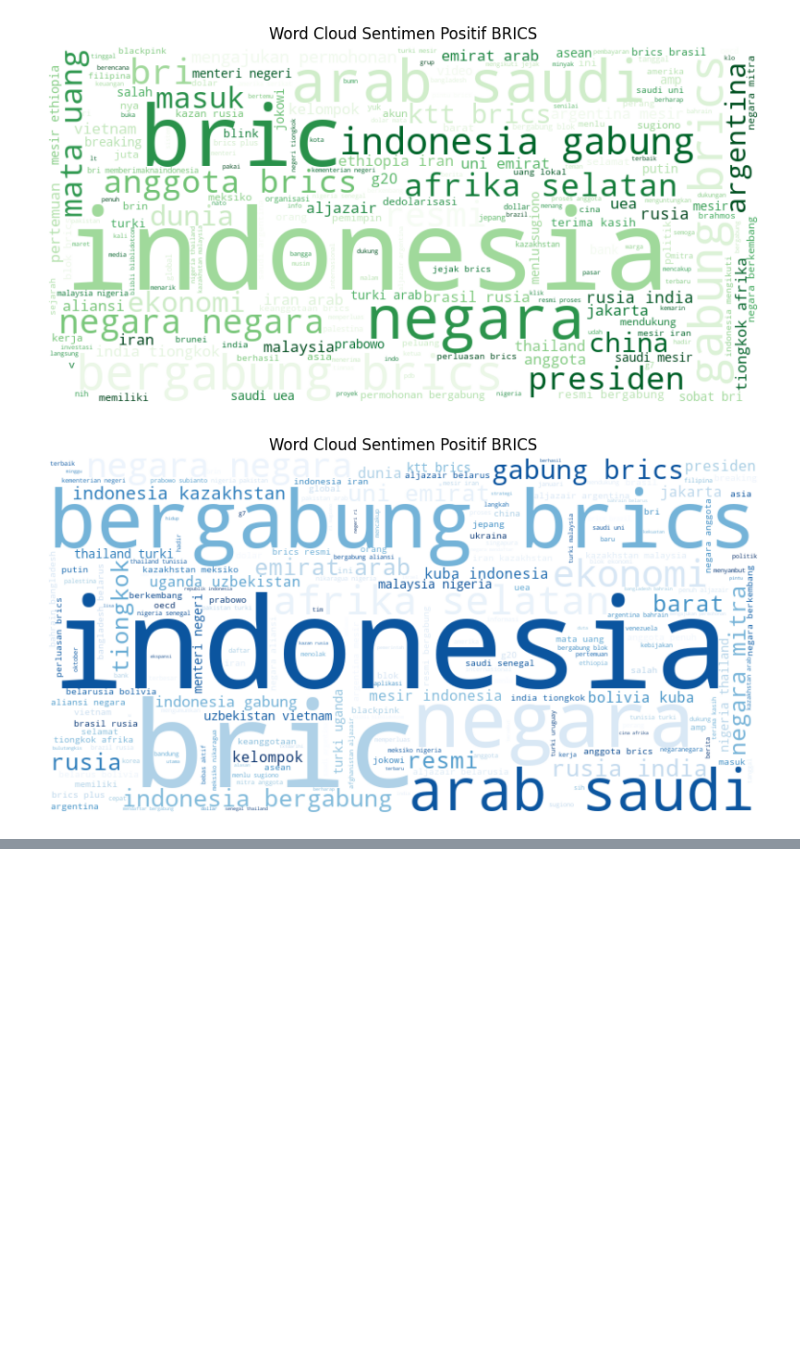
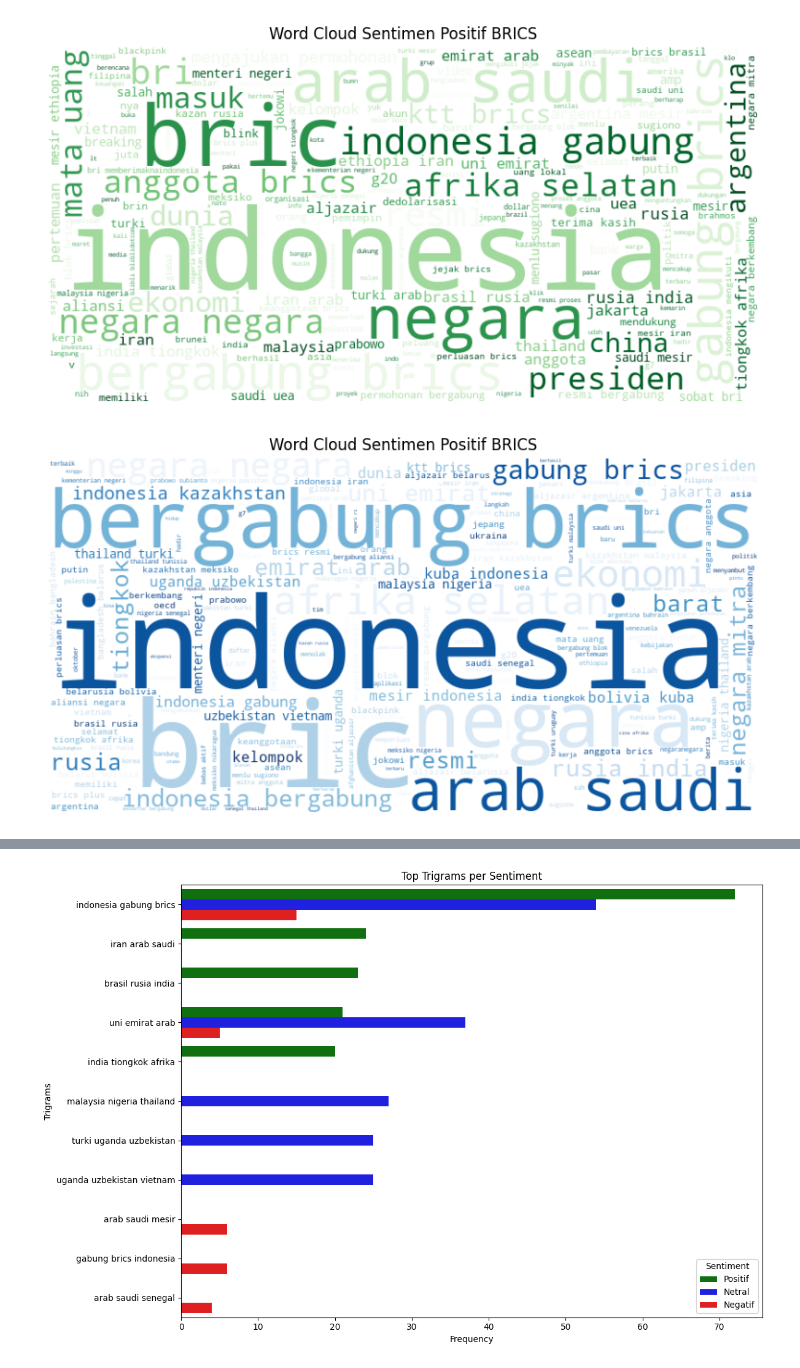
Before and after one commit to Azuredeer/sentiment_analysis_brics, a Jupyter notebook: cleaning_data.ipynb, the cells around one changed output, grey strips where cells are left out. Drawn from its saved outputs; the diff is of its cells as text; code cells hidden in the pictures; blank space fills up the shorter version.

```diff
--- a/cleaning_data.ipynb
+++ b/cleaning_data.ipynb
@@ -709,2 +759,70 @@ plt.show()
+# %%
+def get_top_trigrams(data, sentimen, n=5):
+    # Filter data berdasarkan sentimen
+    sentimen_data = data[data['sentimen'] == sentimen]
+
+    # Inisialisasi CountVectorizer untuk trigram
+    vectorizer = CountVectorizer(ngram_range=(3, 3))
+    trigrams_matrix = vectorizer.fit_transform(sentimen_data['stemming_text'])
+
+    # Mendapatkan trigram dan frekuensinya
+    trigrams = vectorizer.get_feature_names_out()
+    freqs = trigrams_matrix.sum(axis=0).A1
+    trigram_freq = dict(zip(trigrams, freqs))
+
+    # Mengurutkan trigram berdasarkan frekuensi dan mengambil top-n trigram
+    top_trigrams = Counter(trigram_freq).most_common(n)
+    return top_trigrams
+
+# Mendapatkan top trigram untuk setiap sentimen
+top_trigrams_positif = get_top_trigrams(data, 'Positif')
+top_trigrams_netral = get_top_trigrams(data, 'Netral')
+top_trigrams_negatif = get_top_trigrams(data, 'Negatif')
+
+# Menyiapkan data untuk visualisasi
+trigram_data = {
+    'Trigram': [],
+    'Frequency': [],
+    'Sentiment': []
+}
+
+# Menambahkan trigram positif
+for trigram, freq in top_trigrams_positif:
+    trigram_data['Trigram'].append(trigram)
+    trigram_data['Frequency'].append(freq)
+    trigram_data['Sentiment'].append('Positif')
+
+# Menambahkan trigram netral
+for trigram, freq in top_trigrams_netral:
+    trigram_data['Trigram'].append(trigram)
+    trigram_data['Frequency'].append(freq)
+    trigram_data['Sentiment'].append('Netral')
+
+# Menambahkan trigram negatif
+for trigram, freq in top_trigrams_negatif:
+    trigram_data['Trigram'].append(trigram)
+    trigram_data['Frequency'].append(freq)
+    trigram_data['Sentiment'].append('Negatif')
+
+# Mengonversi ke DataFrame
+trigram_df = pd.DataFrame(trigram_data)
+
+# Plot dengan seaborn
+plt.figure(figsize=(12, 8))
+sns.barplot(
+    data=trigram_df,
+    x='Frequency',
+    y='Trigram',
+    hue='Sentiment',
+    palette={'Positif': 'green', 'Netral': 'blue', 'Negatif': 'red'}
+)
+plt.title('Top Trigrams per Sentiment')
+plt.xlabel('Frequency')
+plt.ylabel('Trigrams')
+plt.legend(title='Sentiment')
+plt.tight_layout()
+plt.show()
+# %% [output]
+[figure, added]
 # %%
 data.to_csv("dataset sentimen/brics_processing.csv", index=False)
```
Also changed, not shown: parts of 3 cells of this notebook.
